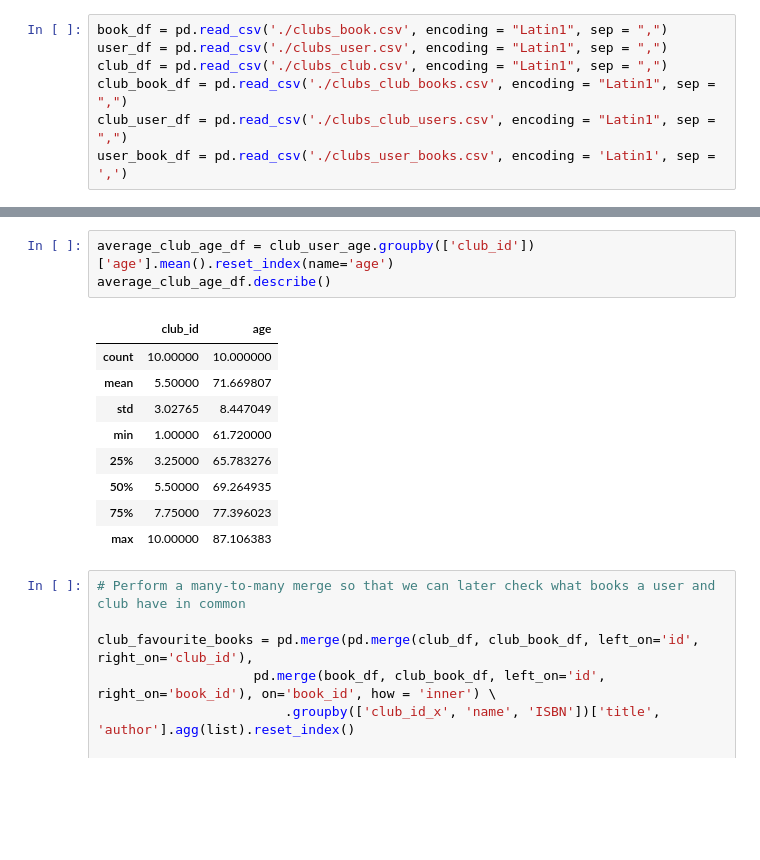
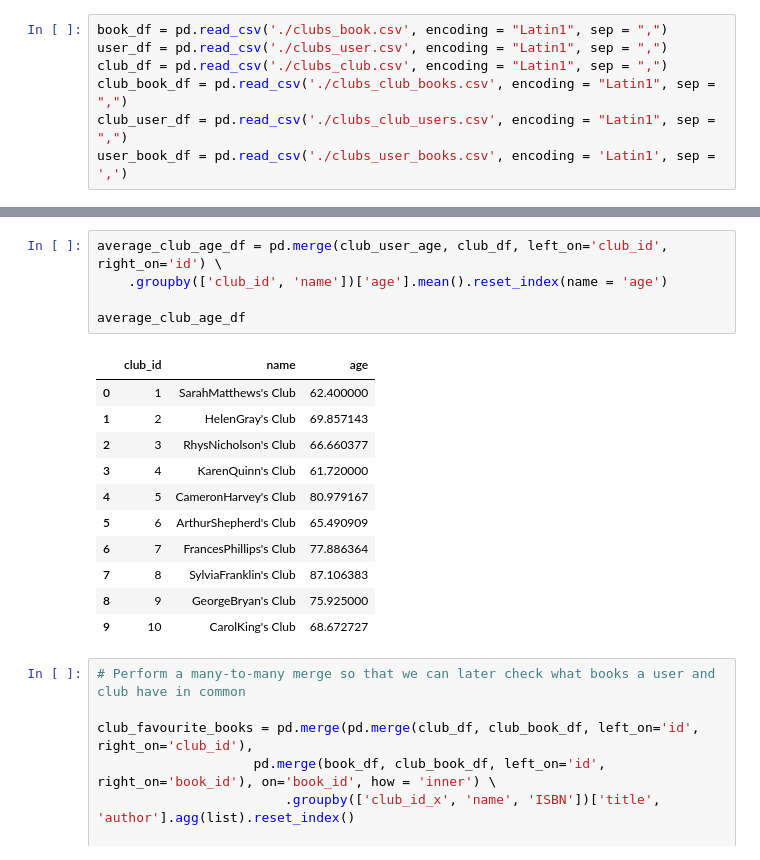
Before and after one commit to laurenceandrews/auguread, a Jupyter notebook: clubs/club-to-user-recommender/club-to-user-recommender.ipynb, the cells around one changed output, grey strips where cells are left out. Saved outputs shown, nothing was run; the diff lists cells and outputs as text; blank space fills up the shorter version.

Commit message:
Display club name with closest age

```diff
--- a/clubs/club-to-user-recommender/club-to-user-recommender.ipynb
+++ b/clubs/club-to-user-recommender/club-to-user-recommender.ipynb
@@ -14,16 +29,20 @@ club_user_age = club_user_age[['id_x', 'club_id', 'user_id', 'age']]
 # %%
-average_club_age_df = club_user_age.groupby(['club_id'])['age'].mean().reset_index(name='age')
-average_club_age_df.describe()
+average_club_age_df = pd.merge(club_user_age, club_df, left_on='club_id', right_on='id') \
+    .groupby(['club_id', 'name'])['age'].mean().reset_index(name = 'age')
+
+average_club_age_df
 # %% [output]
-|  | club_id | age |
-| count | 10.00000 | 10.000000 |
-| mean | 5.50000 | 71.669807 |
-| std | 3.02765 | 8.447049 |
-| min | 1.00000 | 61.720000 |
-| 25% | 3.25000 | 65.783276 |
-| 50% | 5.50000 | 69.264935 |
-| 75% | 7.75000 | 77.396023 |
-| max | 10.00000 | 87.106383 |
+|  | club_id | name | age |
+| 0 | 1 | SarahMatthews's Club | 62.400000 |
+| 1 | 2 | HelenGray's Club | 69.857143 |
+| 2 | 3 | RhysNicholson's Club | 66.660377 |
+| 3 | 4 | KarenQuinn's Club | 61.720000 |
+| 4 | 5 | CameronHarvey's Club | 80.979167 |
+| 5 | 6 | ArthurShepherd's Club | 65.490909 |
+| 6 | 7 | FrancesPhillips's Club | 77.886364 |
+| 7 | 8 | SylviaFranklin's Club | 87.106383 |
+| 8 | 9 | GeorgeBryan's Club | 75.925000 |
+| 9 | 10 | CarolKing's Club | 68.672727 |
 # %%
 # Perform a many-to-many merge so that we can later check what books a user and club have in common
 
```
Also changed, not shown: parts of 3 cells of this notebook.
